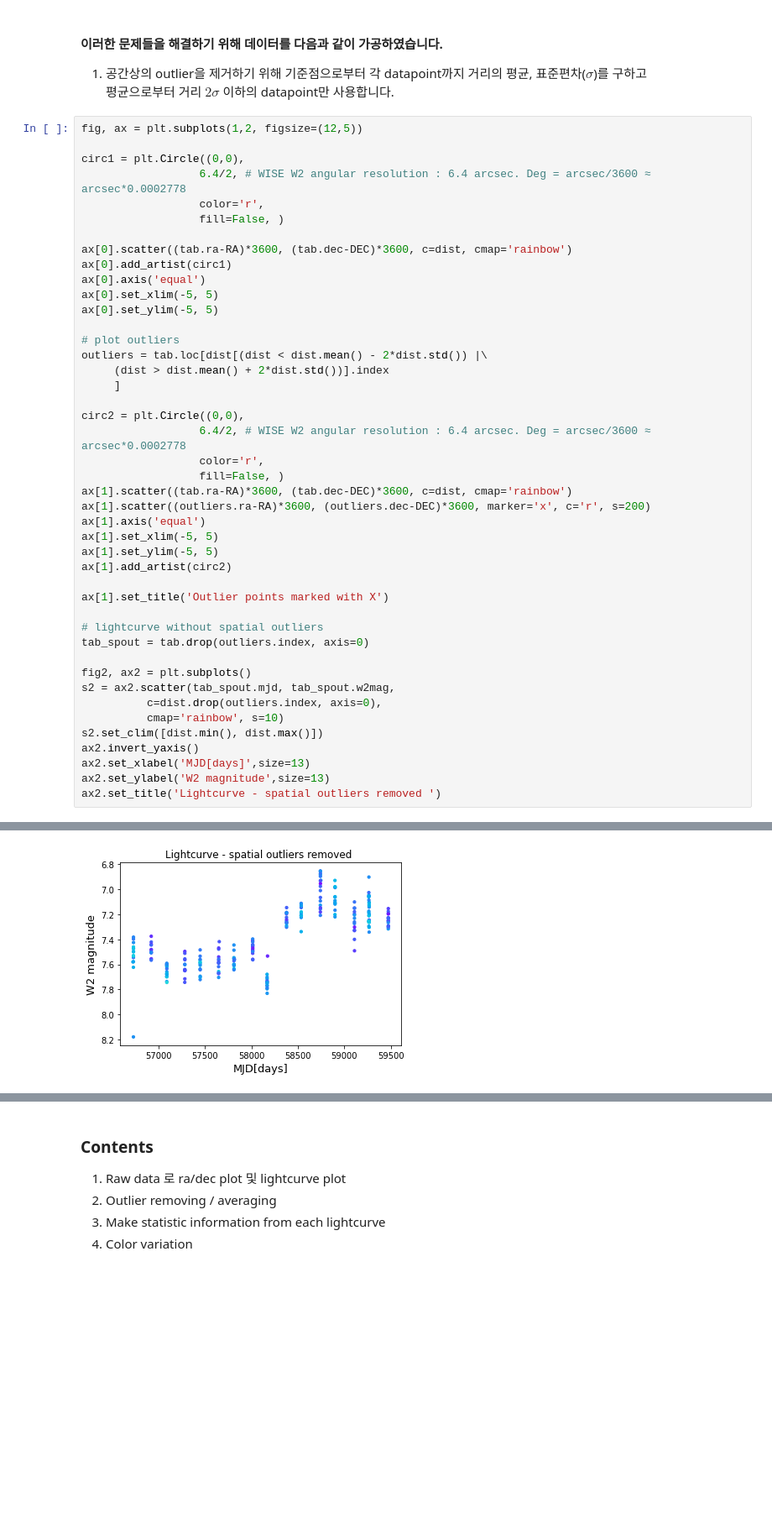
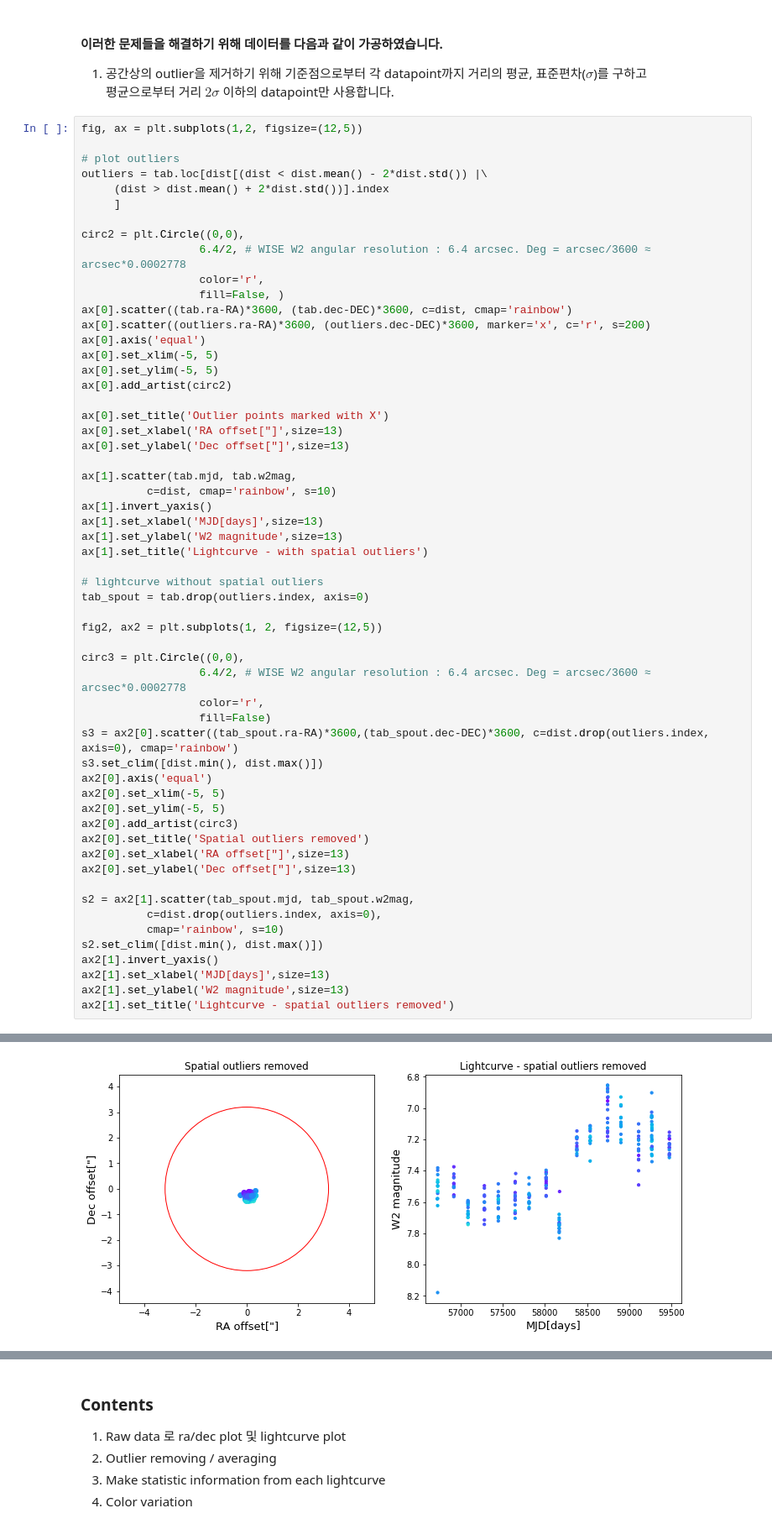
Before and after one commit to hoeen/WISE_YSO_variability_analysis, a Jupyter notebook: WISE YSO variability analysis_tutorial.ipynb, the cells around one changed output, grey strips where cells are left out. Shown at 84% size. Saved outputs shown, nothing was run; the diff lists cells and outputs as text; blank space fills up the shorter version.

```diff
--- a/WISE YSO variability analysis_tutorial.ipynb
+++ b/WISE YSO variability analysis_tutorial.ipynb
@@ -172,17 +173,6 @@ plt.show()
 평균으로부터 거리 $2\sigma$ 이하의 datapoint만 사용합니다.
 # %%
 fig, ax = plt.subplots(1,2, figsize=(12,5))
-
-circ1 = plt.Circle((0,0),
-                  6.4/2, # WISE W2 angular resolution : 6.4 arcsec. Deg = arcsec/3600 ≈ arcsec*0.0002778
-                  color='r',
-                  fill=False, )
-
-ax[0].scatter((tab.ra-RA)*3600, (tab.dec-DEC)*3600, c=dist, cmap='rainbow')
-ax[0].add_artist(circ1)
-ax[0].axis('equal')
-ax[0].set_xlim(-5, 5)
-ax[0].set_ylim(-5, 5)
 
 # plot outliers
 outliers = tab.loc[dist[(dist < dist.mean() - 2*dist.std()) |\
@@ -193,25 +183,49 @@ circ2 = plt.Circle((0,0),
                   6.4/2, # WISE W2 angular resolution : 6.4 arcsec. Deg = arcsec/3600 ≈ arcsec*0.0002778
                   color='r',
                   fill=False, )
-ax[1].scatter((tab.ra-RA)*3600, (tab.dec-DEC)*3600, c=dist, cmap='rainbow')
-ax[1].scatter((outliers.ra-RA)*3600, (outliers.dec-DEC)*3600, marker='x', c='r', s=200)
-ax[1].axis('equal')
-ax[1].set_xlim(-5, 5)
-ax[1].set_ylim(-5, 5)
-ax[1].add_artist(circ2)
+ax[0].scatter((tab.ra-RA)*3600, (tab.dec-DEC)*3600, c=dist, cmap='rainbow')
+ax[0].scatter((outliers.ra-RA)*3600, (outliers.dec-DEC)*3600, marker='x', c='r', s=200)
+ax[0].axis('equal')
+ax[0].set_xlim(-5, 5)
+ax[0].set_ylim(-5, 5)
+ax[0].add_artist(circ2)
 
-ax[1].set_title('Outlier points marked with X')
+ax[0].set_title('Outlier points marked with X')
+ax[0].set_xlabel('RA offset["]',size=13)
+ax[0].set_ylabel('Dec offset["]',size=13)
+
+ax[1].scatter(tab.mjd, tab.w2mag,
+          c=dist, cmap='rainbow', s=10)
+ax[1].invert_yaxis()
+ax[1].set_xlabel('MJD[days]',size=13)
+ax[1].set_ylabel('W2 magnitude',size=13)
+ax[1].set_title('Lightcurve - with spatial outliers')
 
 # lightcurve without spatial outliers
 tab_spout = tab.drop(outliers.index, axis=0)
 
-fig2, ax2 = plt.subplots()
-s2 = ax2.scatter(tab_spout.mjd, tab_spout.w2mag,
+fig2, ax2 = plt.subplots(1, 2, figsize=(12,5))
+
+circ3 = plt.Circle((0,0),
+                  6.4/2, # WISE W2 angular resolution : 6.4 arcsec. Deg = arcsec/3600 ≈ arcsec*0.0002778
+                  color='r',
+                  fill=False)
+s3 = ax2[0].scatter((tab_spout.ra-RA)*3600,(tab_spout.dec-DEC)*3600, c=dist.drop(outliers.index, axis=0), cmap='rainbow')
+s3.set_clim([dist.min(), dist.max()])
+ax2[0].axis('equal')
+ax2[0].set_xlim(-5, 5)
+ax2[0].set_ylim(-5, 5)
+ax2[0].add_artist(circ3)
+ax2[0].set_title('Spatial outliers removed')
+ax2[0].set_xlabel('RA offset["]',size=13)
+ax2[0].set_ylabel('Dec offset["]',size=13)
+
+s2 = ax2[1].scatter(tab_spout.mjd, tab_spout.w2mag,
           c=dist.drop(outliers.index, axis=0),
           cmap='rainbow', s=10)
 s2.set_clim([dist.min(), dist.max()])
-ax2.invert_yaxis()
-ax2.set_xlabel('MJD[days]',size=13)
-ax2.set_ylabel('W2 magnitude',size=13)
-ax2.set_title('Lightcurve - spatial outliers removed ')
+ax2[1].invert_yaxis()
+ax2[1].set_xlabel('MJD[days]',size=13)
+ax2[1].set_ylabel('W2 magnitude',size=13)
+ax2[1].set_title('Lightcurve - spatial outliers removed')
 # %% [output]
@@ -220 +234 @@ Text(0.5, 1.0, 'Lightcurve - spatial outliers removed ')
-[figure, old version]
+[figure, new version]
```
Also changed, not shown: parts of 10 cells of this notebook.
